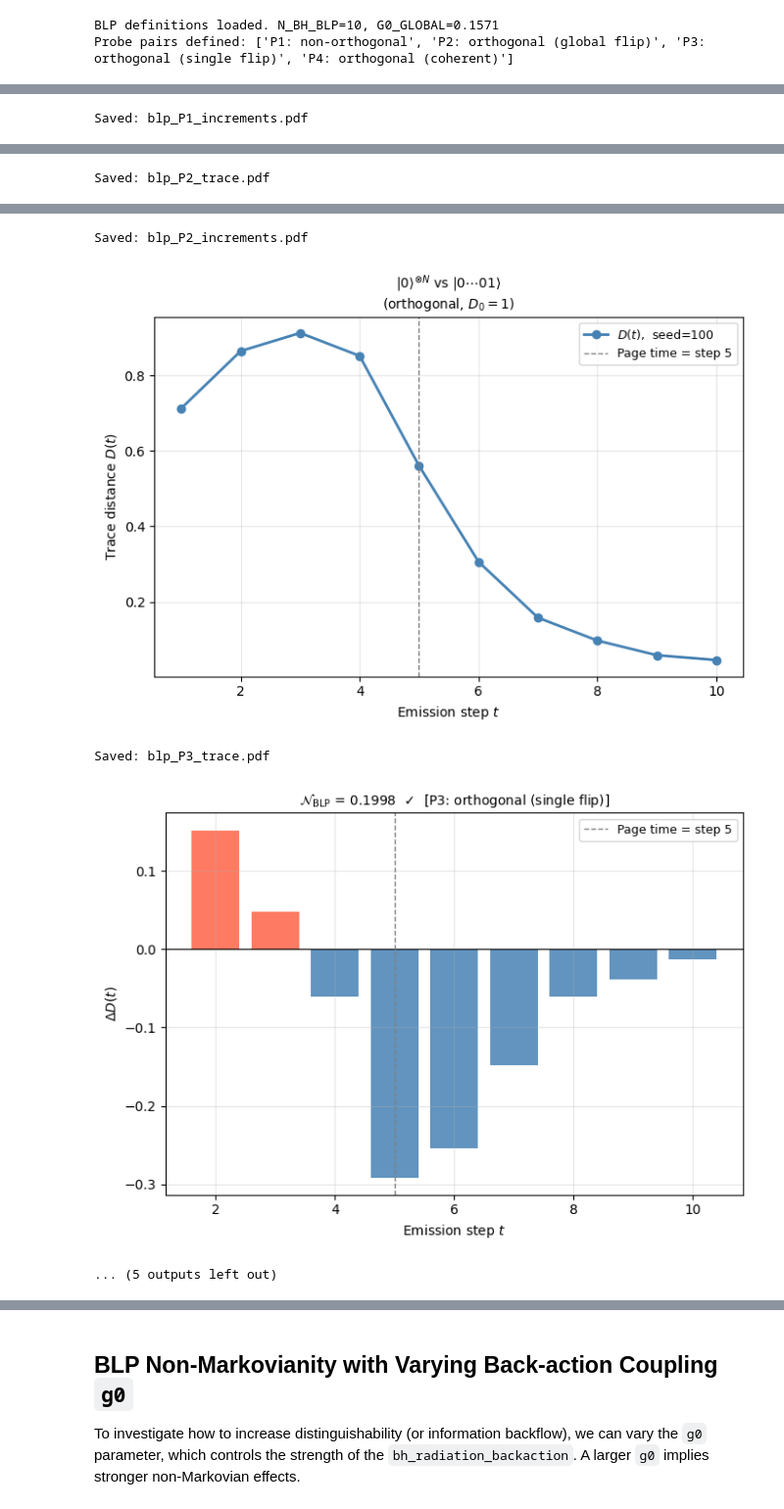
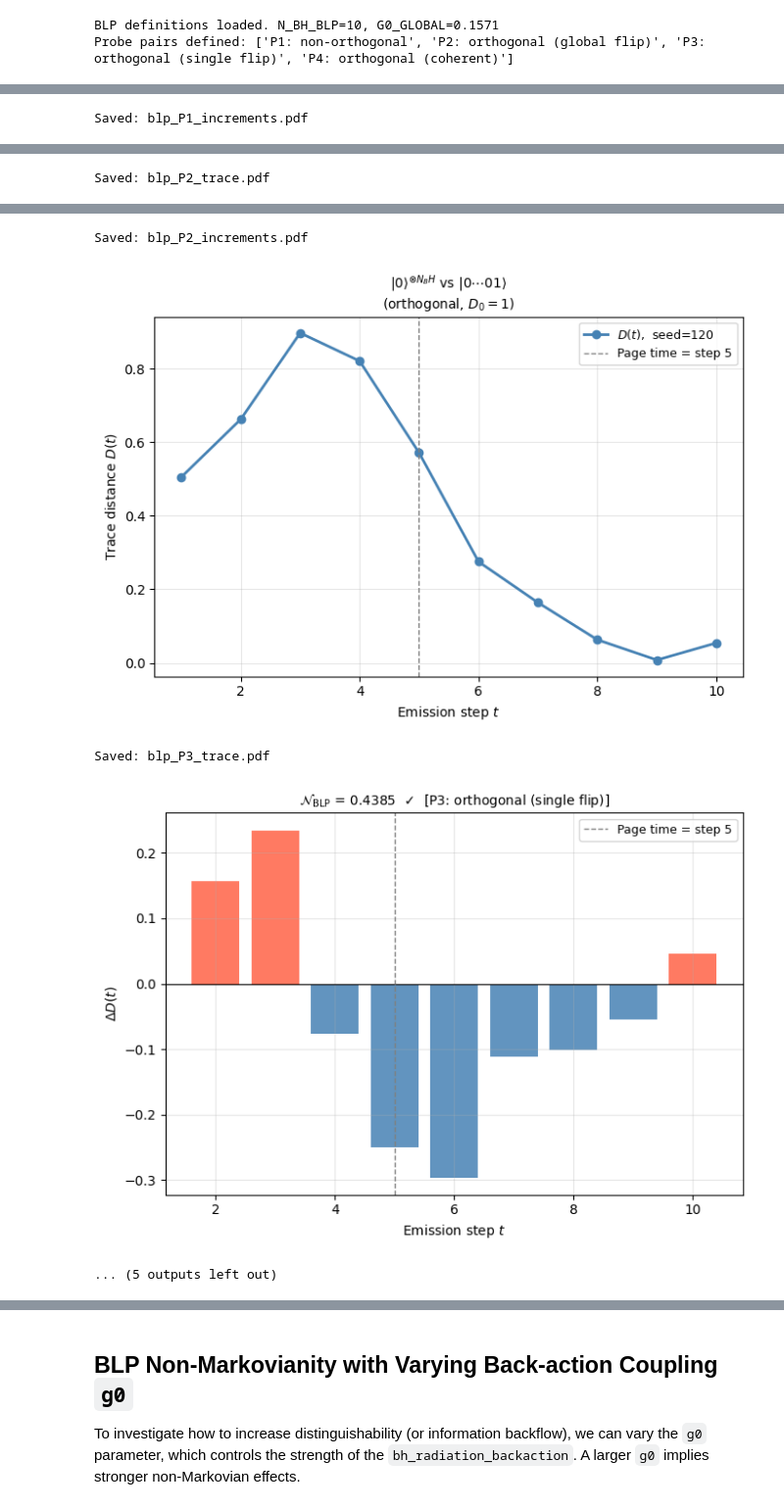
Before and after one commit to aaqhilahamed2004-ops/non-markovian_black-hole_evaporation, a Jupyter notebook: MvNM_v2.ipynb, the cells around one changed output, grey strips where cells are left out. Shown at 98% size. Saved outputs shown, nothing was run; the diff lists cells and outputs as text; code cells hidden in the pictures.

Commit message:
Consistent seed across all cells.

```diff
--- a/MvNM_v2.ipynb
+++ b/MvNM_v2.ipynb
@@ -595,7 +595,7 @@ def trace_distance(rho1, rho2) -> float:
 
 
 def run_evaporation_for_blp(probe: str,
-                             seed:      int   = 100,
+                             seed:      int   = 120,
                              markovian: bool  = False,
                              g0:        float = G0_GLOBAL,
                              n_bh:      int   = None):
@@ -730,10 +730,10 @@ BLP definitions loaded. N_BH_BLP=10, G0_GLOBAL=0.1571
 Probe pairs defined: ['P1: non-orthogonal', 'P2: orthogonal (global flip)', 'P3: orthogonal (single flip)', 'P4: orthogonal (coherent)']
 # %%
 # ═════════════════════════════════════════════════════════════════════════════
-# BLP PRIMARY RUN — four probe pairs, seed=100, g0=G0_GLOBAL
+# BLP PRIMARY RUN — four probe pairs, seed=120, g0=G0_GLOBAL
 # ═════════════════════════════════════════════════════════════════════════════
 
-BLP_SEED = 100
+BLP_SEED = 120
 BLP_G0   = np.pi/20
 
 print(f"BLP Primary Run  (N_BH={N_BH_BLP}, seed={BLP_SEED}, g0={BLP_G0:.4f})")
@@ -791,4 +791,33 @@ for idx, (steps, D_vals, dD, N_BLP, tex_label, d0_note, short) in enumerate(resu
     plt.tight_layout()
     plt.savefig(f"blp_{pair_tag}_increments.pdf", bbox_inches='tight', dpi=200)
     plt.show(); print(f"Saved: blp_{pair_tag}_increments.pdf")
+# ── BLP measure N(Φ): maximum over probe pairs ────────────────────────────────
+# By the BLP definition (Breuer, Laine & Piilo 2009, Eq. 11), N(Φ) is the
+# supremum over all initial state pairs. With four candidates P1–P4, each
+# orthogonal (P2–P4) or near-orthogonal (P1), the maximum across them gives
+# the tightest lower bound on N(Φ) available from this probe set:
+#
+#   N(Φ) >= max{ N_BLP(P1), N_BLP(P2), N_BLP(P3), N_BLP(P4) }
+#
+# This is a rigorous lower bound, not an approximation: any observed backflow
+# is real. The bound tightens as more pairs are added. The optimal pair
+# (Wißmann et al. 2012) is always orthogonal, so P2–P4 are the relevant
+# candidates; P1 is included as a sensitivity check.
+
+N_BLP_values   = {short: N_BLP for _, _, _, N_BLP, _, _, short in results}
+N_Phi_lower    = max(N_BLP_values.values())
+optimal_pair   = max(N_BLP_values, key=N_BLP_values.get)
+
+print(f"\n{'═'*65}")
+print(f"  BLP MEASURE  N(Φ)  —  primary run")
+print(f"  seed = {BLP_SEED},  g0 = {BLP_G0:.4f},  N_BH = {N_BH_BLP}")
+print(f"{'─'*65}")
+for short, val in N_BLP_values.items():
+    marker = "  ← max" if short == optimal_pair else ""
+    print(f"  {short:<35}  N_BLP = {val:.6f}{marker}")
+print(f"{'─'*65}")
+print(f"  N(Φ) ≥ {N_Phi_lower:.6f}   [attained by {optimal_pair}]")
+print(f"  This is a lower bound: true N(Φ) ≥ this value.")
+print(f"  Upper bound: not computable without exhaustive state-space search.")
+print(f"{'═'*65}")
 # %% [output]
@@ -817,7 +846,7 @@ Saved: blp_P2_trace.pdf
 Saved: blp_P2_increments.pdf
-[figure, old version]
+[figure, new version]
 Saved: blp_P3_trace.pdf
-[figure, old version]
+[figure, new version]
 ... (5 outputs left out)
 # %%
 # ═════════════════════════════════════════════════════════════════════════════
```
Also changed, not shown: parts of 10 cells of this notebook.
